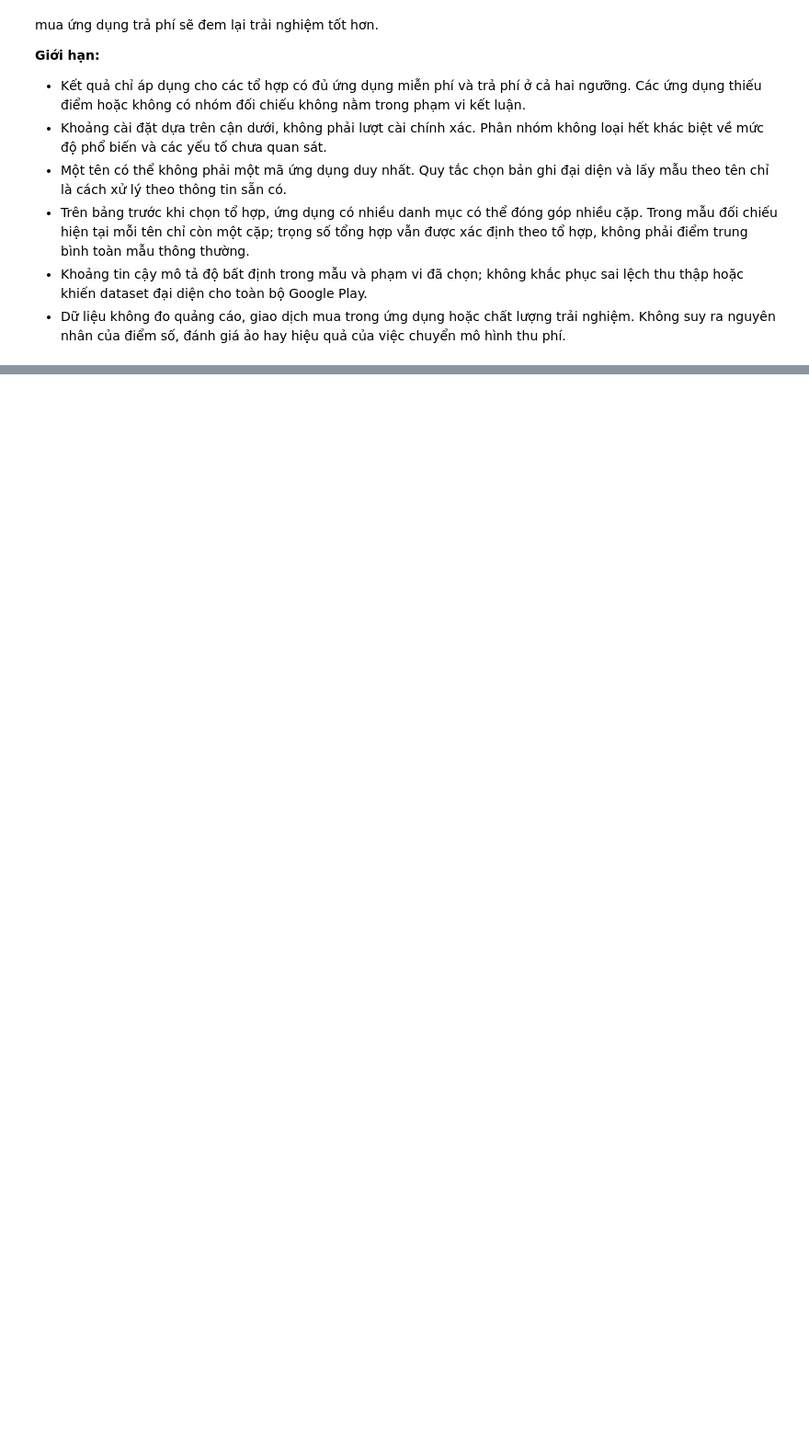
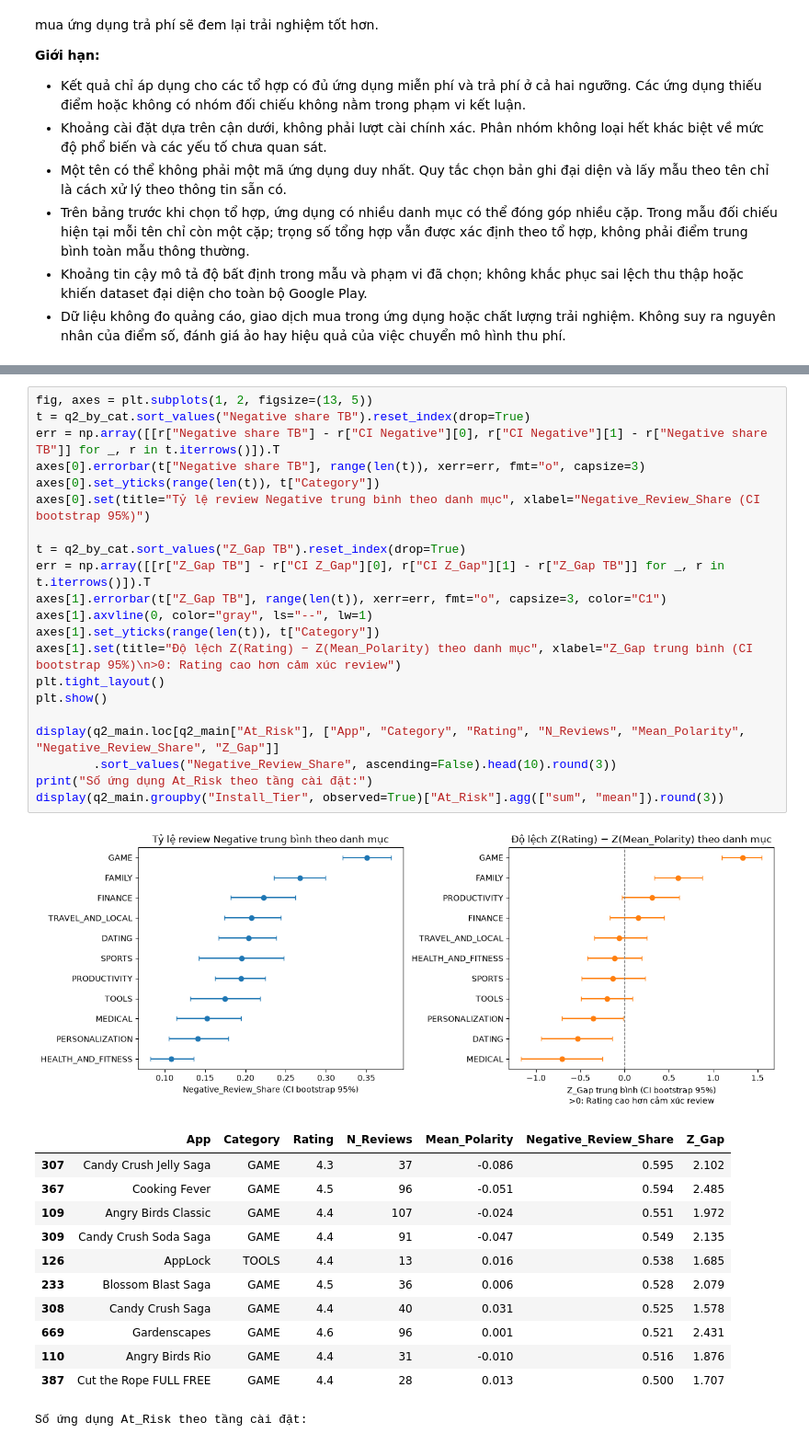
Before and after one commit to phtanh05/google-play-store-apps-analysis, a Jupyter notebook: notebooks/02_analysis.ipynb, the cells around one changed output, grey strips where cells are left out. Shown at 92% size. Drawn from its saved outputs; the diff is of its cells as text; blank space fills up the shorter version.

```diff
--- a/notebooks/02_analysis.ipynb
+++ b/notebooks/02_analysis.ipynb
@@ -841,0 +1073,35 @@ display(q1_price_sensitivity.round(4))
+# %%
+fig, axes = plt.subplots(1, 2, figsize=(13, 5))
+t = q2_by_cat.sort_values("Negative share TB").reset_index(drop=True)
+err = np.array([[r["Negative share TB"] - r["CI Negative"][0], r["CI Negative"][1] - r["Negative share TB"]] for _, r in t.iterrows()]).T
+axes[0].errorbar(t["Negative share TB"], range(len(t)), xerr=err, fmt="o", capsize=3)
+axes[0].set_yticks(range(len(t)), t["Category"])
+axes[0].set(title="Tỷ lệ review Negative trung bình theo danh mục", xlabel="Negative_Review_Share (CI bootstrap 95%)")
+
+t = q2_by_cat.sort_values("Z_Gap TB").reset_index(drop=True)
+err = np.array([[r["Z_Gap TB"] - r["CI Z_Gap"][0], r["CI Z_Gap"][1] - r["Z_Gap TB"]] for _, r in t.iterrows()]).T
+axes[1].errorbar(t["Z_Gap TB"], range(len(t)), xerr=err, fmt="o", capsize=3, color="C1")
+axes[1].axvline(0, color="gray", ls="--", lw=1)
+axes[1].set_yticks(range(len(t)), t["Category"])
+axes[1].set(title="Độ lệch Z(Rating) − Z(Mean_Polarity) theo danh mục", xlabel="Z_Gap trung bình (CI bootstrap 95%)\n>0: Rating cao hơn cảm xúc review")
+plt.tight_layout()
+plt.show()
+
+display(q2_main.loc[q2_main["At_Risk"], ["App", "Category", "Rating", "N_Reviews", "Mean_Polarity", "Negative_Review_Share", "Z_Gap"]]
+        .sort_values("Negative_Review_Share", ascending=False).head(10).round(3))
+print("Số ứng dụng At_Risk theo tầng cài đặt:")
+display(q2_main.groupby("Install_Tier", observed=True)["At_Risk"].agg(["sum", "mean"]).round(3))
+# %% [output]
+[figure, added]
+|  | App | Category | Rating | N_Reviews | Mean_Polarity | Negative_Review_Share | Z_Gap |
+| 307 | Candy Crush Jelly Saga | GAME | 4.3 | 37 | -0.086 | 0.595 | 2.102 |
+| 367 | Cooking Fever | GAME | 4.5 | 96 | -0.051 | 0.594 | 2.485 |
+| 109 | Angry Birds Classic | GAME | 4.4 | 107 | -0.024 | 0.551 | 1.972 |
+| 309 | Candy Crush Soda Saga | GAME | 4.4 | 91 | -0.047 | 0.549 | 2.135 |
+| 126 | AppLock | TOOLS | 4.4 | 13 | 0.016 | 0.538 | 1.685 |
+| 233 | Blossom Blast Saga | GAME | 4.5 | 36 | 0.006 | 0.528 | 2.079 |
+| 308 | Candy Crush Saga | GAME | 4.4 | 40 | 0.031 | 0.525 | 1.578 |
+| 669 | Gardenscapes | GAME | 4.6 | 96 | 0.001 | 0.521 | 2.431 |
+| 110 | Angry Birds Rio | GAME | 4.4 | 31 | -0.010 | 0.516 | 1.876 |
+| 387 | Cut the Rope FULL FREE | GAME | 4.4 | 28 | 0.013 | 0.500 | 1.707 |
+Số ứng dụng At_Risk theo tầng cài đặt:
```
Also changed, not shown: parts of 27 cells of this notebook, 2 other files.
